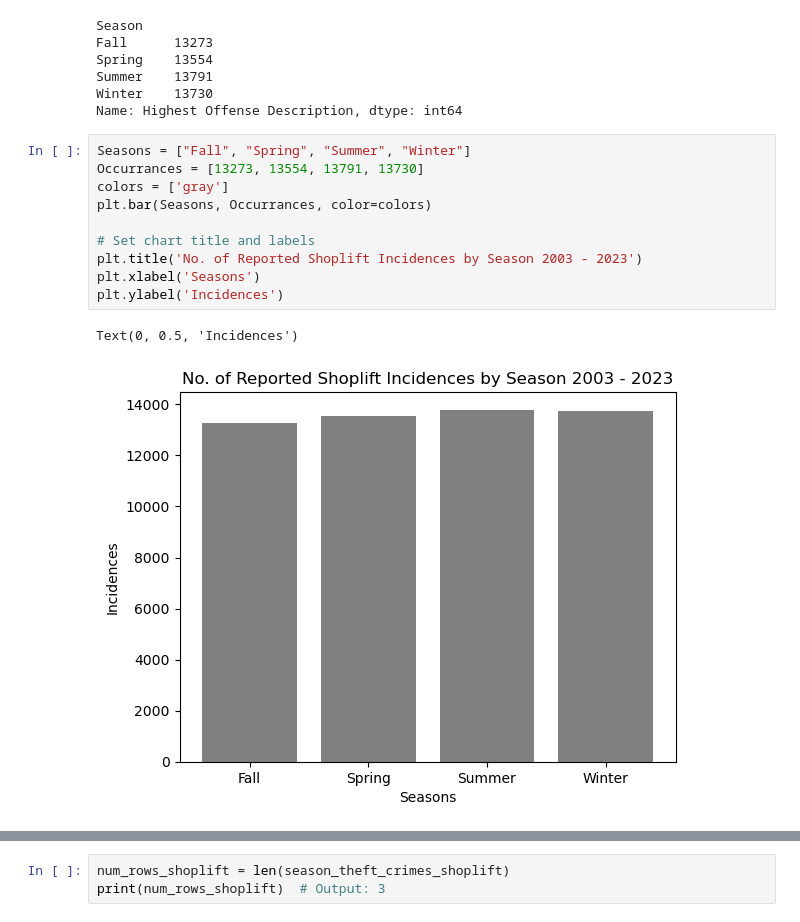
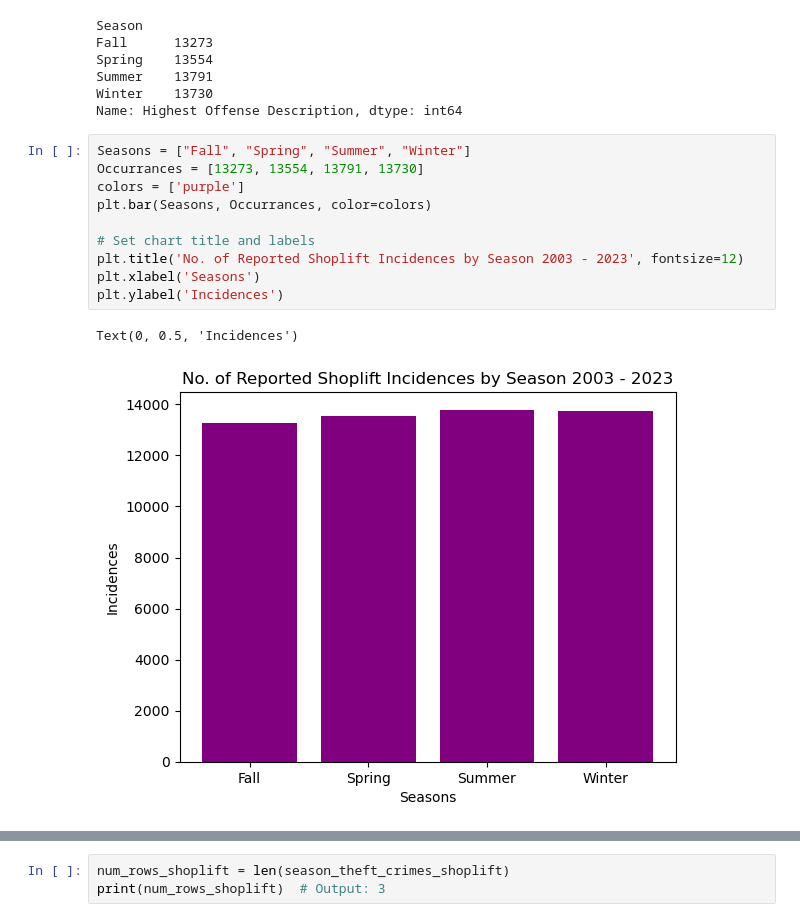
Before and after one commit to KillerTwinkie7/project-one, a Jupyter notebook: crime_analysis_ipynb-checkpoint2.ipynb, the cells around one changed output, grey strips where cells are left out. Drawn from its saved outputs; the diff is of its cells as text.

```diff
--- a/crime_analysis_ipynb-checkpoint2.ipynb
+++ b/crime_analysis_ipynb-checkpoint2.ipynb
@@ -267,16 +272,16 @@ Name: Highest Offense Description, dtype: int64
 # %%
 Seasons = ["Fall", "Spring", "Summer", "Winter"]
 Occurrances = [13273, 13554, 13791, 13730]
-colors = ['gray']
+colors = ['purple']
 plt.bar(Seasons, Occurrances, color=colors)
 
 # Set chart title and labels
-plt.title('No. of Reported Shoplift Incidences by Season 2003 - 2023')
+plt.title('No. of Reported Shoplift Incidences by Season 2003 - 2023', fontsize=12)
 plt.xlabel('Seasons')
 plt.ylabel('Incidences')
 # %% [output]
 Text(0, 0.5, 'Incidences')
-[figure, old version]
+[figure, new version]
 # %%
 num_rows_theft_rs = len(season_theft_crimes_res)
 print(num_rows_theft_rs)  # Output: 3
```
Also changed, not shown: parts of 4 cells of this notebook.
